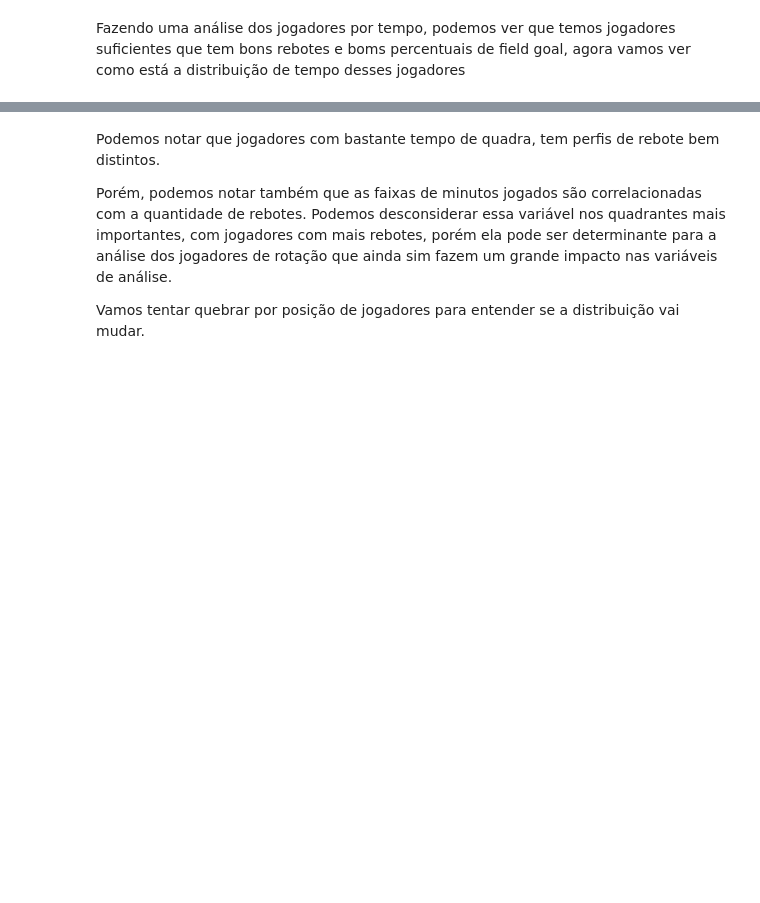
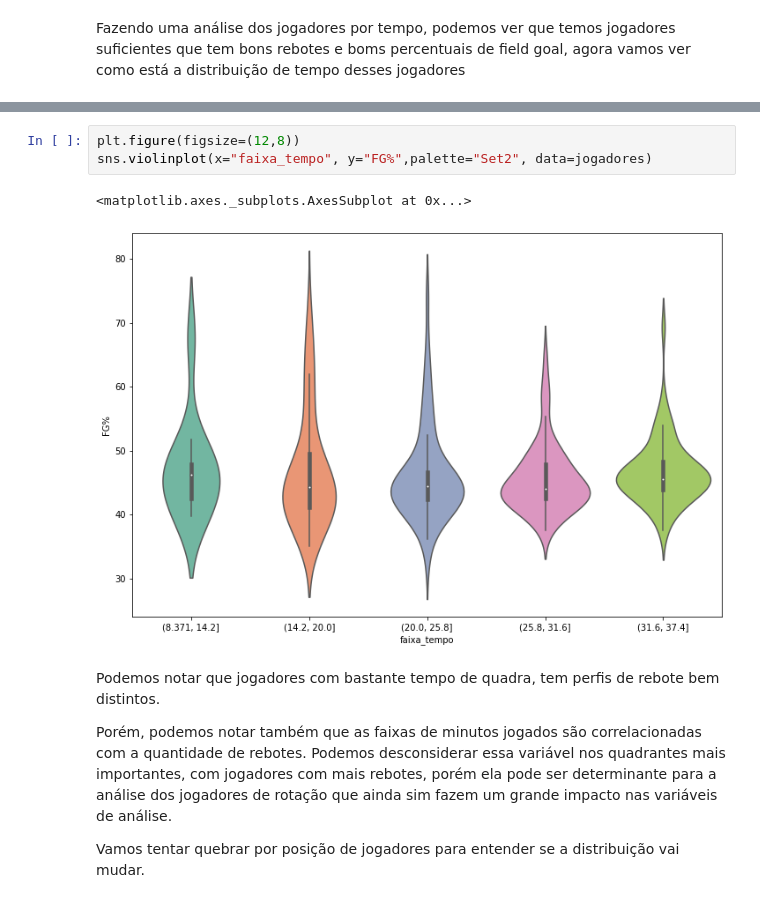
Before and after one commit to guizuccolotto-zz/Desempenho_Jogadores_NBA, a Jupyter notebook: Analise_NBA_Win.ipynb, the cells around one changed output, grey strips where cells are left out. Cells and saved outputs as stored; diff of their text form; blank space fills up the shorter version.

```diff
--- a/Analise_NBA_Win.ipynb
+++ b/Analise_NBA_Win.ipynb
@@ -176,3 +184,9 @@ fig.show()
+# %%
+plt.figure(figsize=(12,8))
+sns.violinplot(x="faixa_tempo", y="FG%",palette="Set2", data=jogadores)
+# %% [output]
+<matplotlib.axes._subplots.AxesSubplot at 0x...>
+[figure, added]
 # %% [markdown]
 Podemos notar que jogadores com bastante tempo de quadra, tem perfis de rebote bem distintos.
 
```
Also changed, not shown: parts of 17 cells of this notebook.
